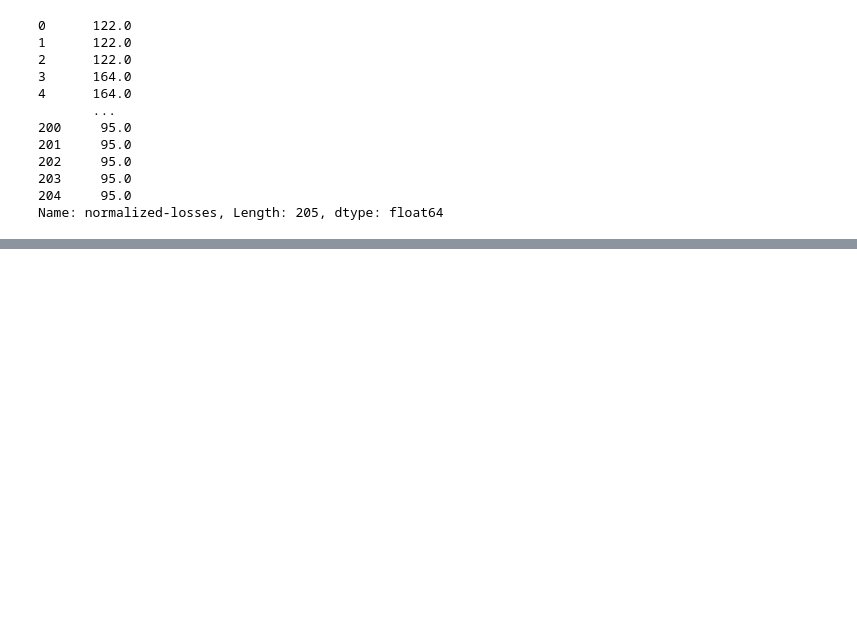
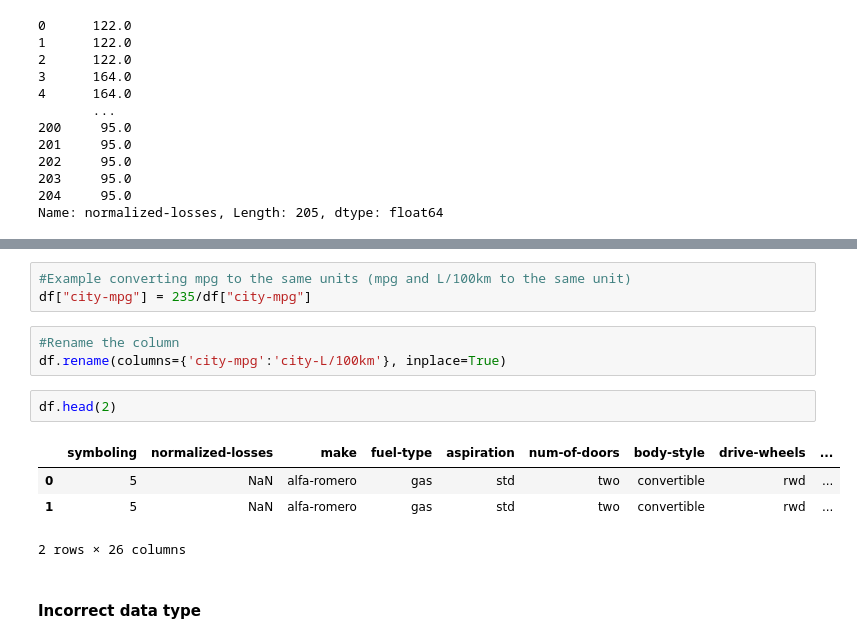
Before and after one commit to claudiagerez/python-data-analysis, a Jupyter notebook: python_cousera_example.ipynb, the cells around one changed output, grey strips where cells are left out. Cells and saved outputs as stored; diff of their text form; blank space fills up the shorter version.

Commit message:
Formatting data

```diff
--- a/python_cousera_example.ipynb
+++ b/python_cousera_example.ipynb
@@ -279,0 +288,15 @@ Name: normalized-losses, Length: 205, dtype: float64
+# %%
+#Example converting mpg to the same units (mpg and L/100km to the same unit)
+df["city-mpg"] = 235/df["city-mpg"]
+# %%
+#Rename the column
+df.rename(columns={'city-mpg':'city-L/100km'}, inplace=True)
+# %%
+df.head(2)
+# %% [output]
+|  | symboling | normalized-losses | make | fuel-type | aspiration | num-of-doors | body-style | drive-wheels | ... |
+| 0 | 5 | NaN | alfa-romero | gas | std | two | convertible | rwd | ... |
+| 1 | 5 | NaN | alfa-romero | gas | std | two | convertible | rwd | ... |
+2 rows × 26 columns
+# %% [markdown]
+#### Incorrect data type
```
Also changed, not shown: parts of 5 cells of this notebook.
